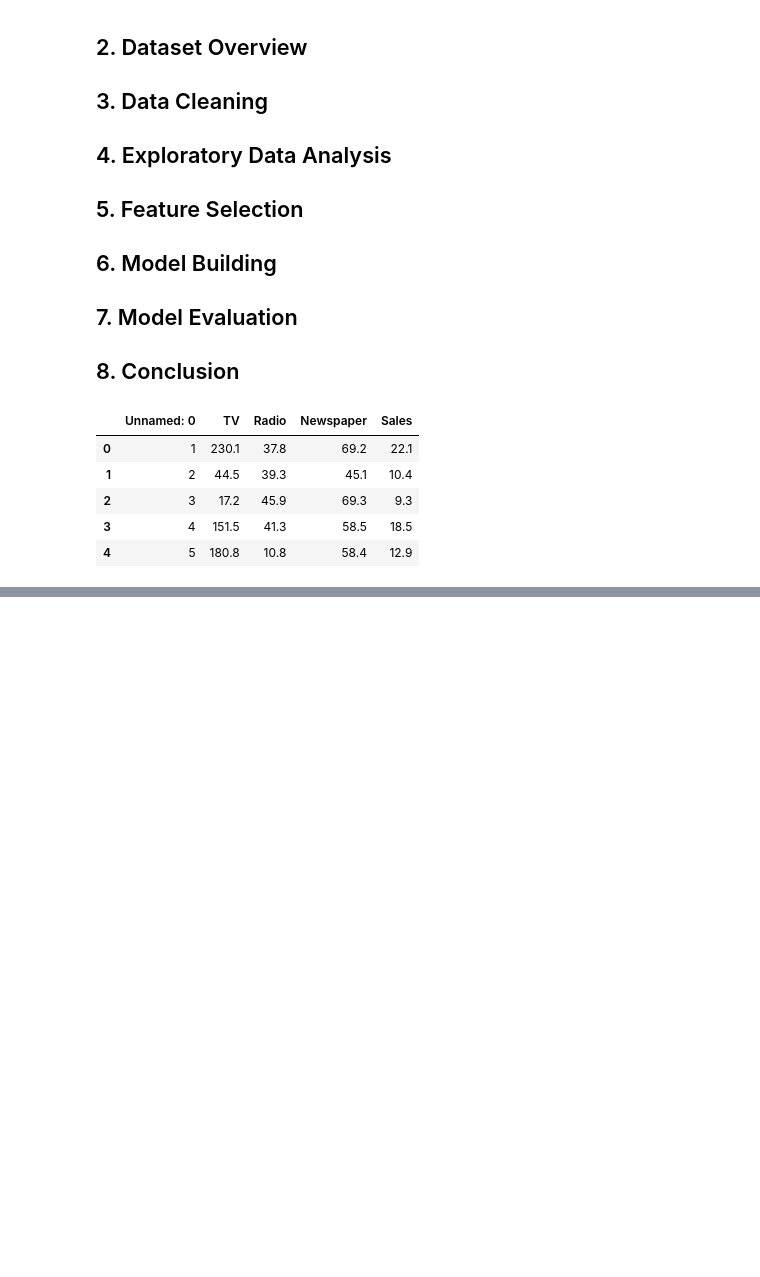
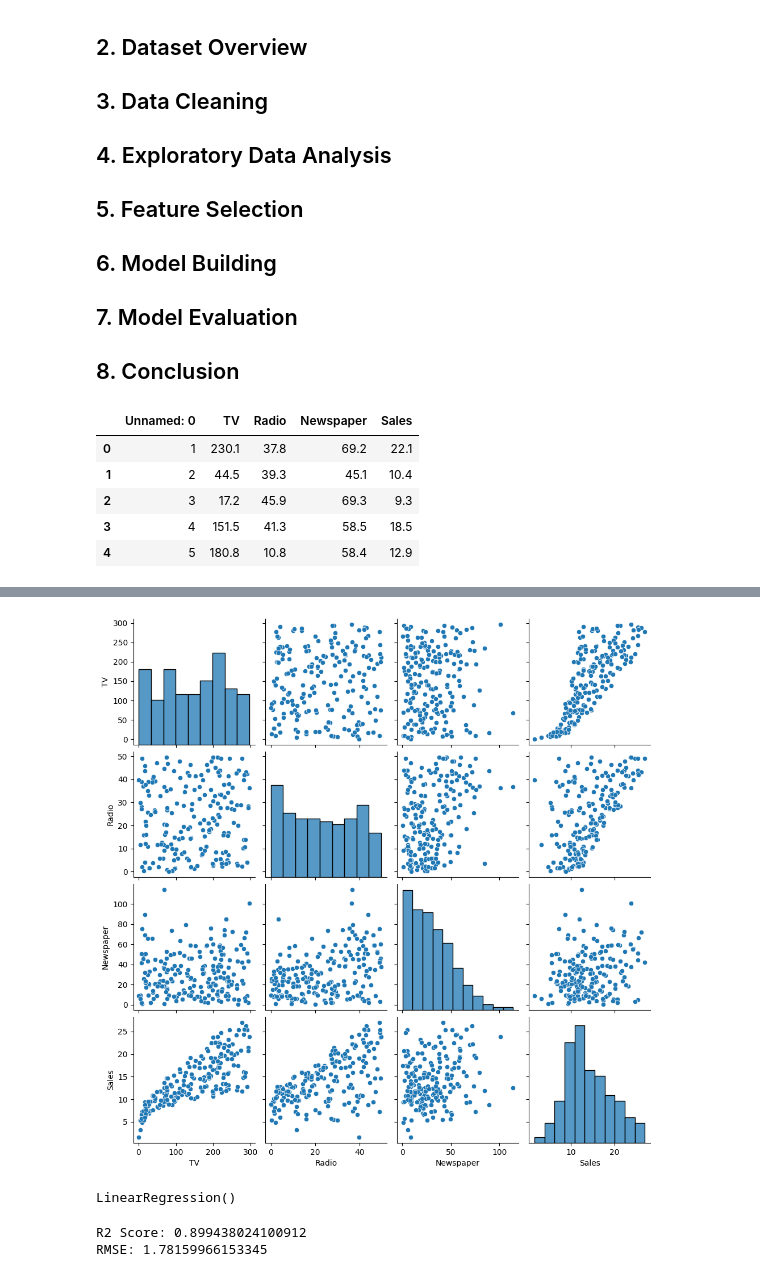
Before and after one commit to PatelNik8/OIBSIP, a Jupyter notebook: notebooks/task5_advertising_prediction.ipynb, the cells around one changed output, grey strips where cells are left out. Saved outputs shown, nothing was run; the diff lists cells and outputs as text; code cells hidden in the pictures; blank space fills up the shorter version.

Commit message:
Complete Task 5: Sales prediction using linear regression

```diff
--- a/notebooks/task5_advertising_prediction.ipynb
+++ b/notebooks/task5_advertising_prediction.ipynb
@@ -58,0 +91,5 @@ memory usage: 7.9 KB
+# %%
+sns.pairplot(df)
+plt.show()
+# %% [output]
+[figure, added]
@@ -58,0 +107,8 @@ memory usage: 7.9 KB
+# %%
+# Training the model
+from sklearn.linear_model import LinearRegression
+
+model = LinearRegression()
+model.fit(X_train, y_train)
+# %% [output]
+LinearRegression()
@@ -58,0 +118,10 @@ memory usage: 7.9 KB
+# %%
+# model evaluation
+from sklearn.metrics import r2_score, mean_squared_error
+import numpy as np
+
+print("R2 Score:", r2_score(y_test, y_pred))
+print("RMSE:", np.sqrt(mean_squared_error(y_test, y_pred)))
+# %% [output]
+R2 Score: 0.899438024100912
+RMSE: 1.78159966153345
```
Also changed, not shown: parts of 11 cells of this notebook.
